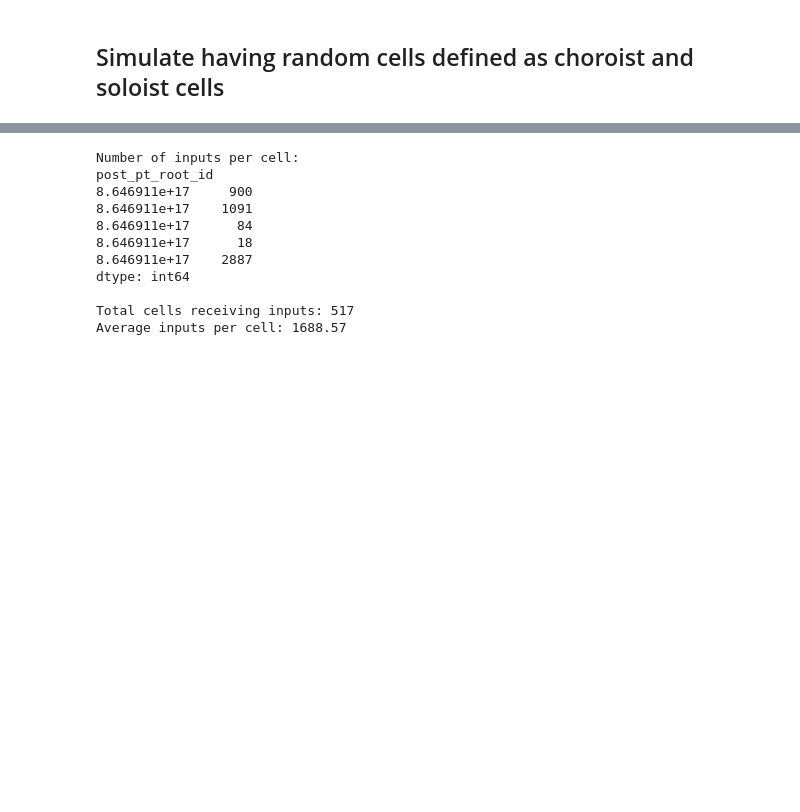
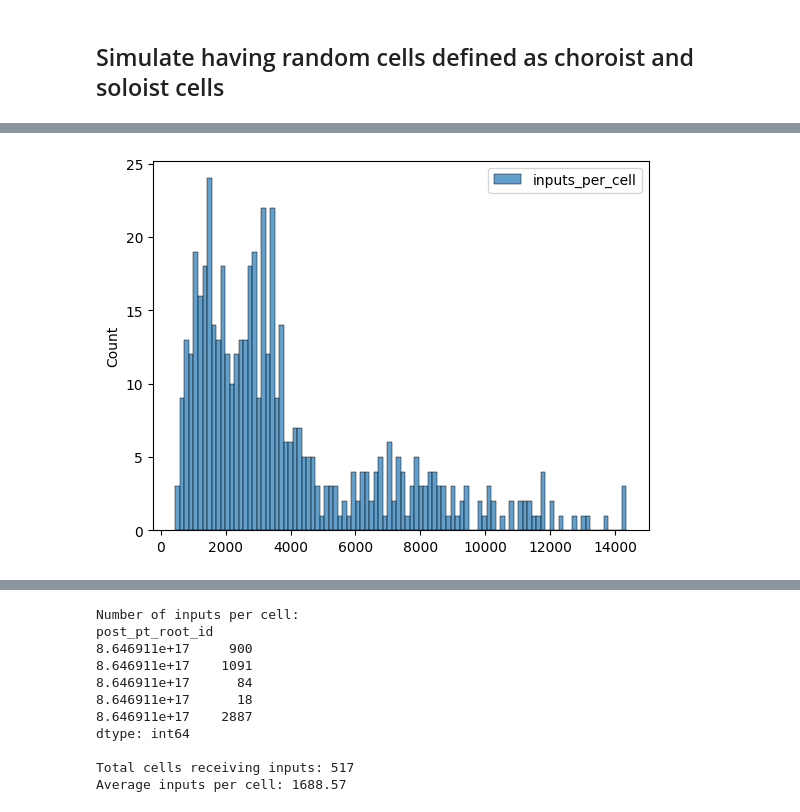
Before and after one commit to Cherk93/Functional_Connectivity_V1DD, a Jupyter notebook: scripts/choroist_vs_soloists.ipynb, the cells around one changed output, grey strips where cells are left out. Drawn from its saved outputs; the diff is of its cells as text; code cells hidden in the pictures; blank space fills up the shorter version.

```diff
--- a/scripts/choroist_vs_soloists.ipynb
+++ b/scripts/choroist_vs_soloists.ipynb
@@ -345,0 +158,12 @@ Average inputs per cell: 163.92
+# %%
+inputs_and_synapses_per_cell_coregistered = dendrite_proofread_syn_df.groupby(
+    'post_pt_root_id').agg({
+        'pre_pt_root_id': 'nunique',
+        'post_pt_root_id': 'size',
+        'size': 'sum'
+    }).rename(
+        columns={
+            'pre_pt_root_id': 'inputs_per_cell',
+            'post_pt_root_id': 'synapses_per_cell',
+            'size': 'synapse_strength_per_cell'
+        }).reset_index()
@@ -345,0 +197,10 @@ Average inputs per cell: 163.92
+# %%
+x = inputs_and_synapses_per_cell_coregistered['inputs_per_cell'].values
+#y = inputs_and_synapses_per_cell_coregistered['synapses_per_cell'].values
+sns.histplot(y, bins=100, alpha=0.7, label='inputs_per_cell')
+#sns.histplot(y, bins=1000, alpha=0.7, label='synapses_per_cell')
+#plt.xlim(0, 1000)
+plt.legend()
+plt.show()
+# %% [output]
+[figure, added]
```
Also changed, not shown: parts of 26 cells of this notebook, 1 other file.
